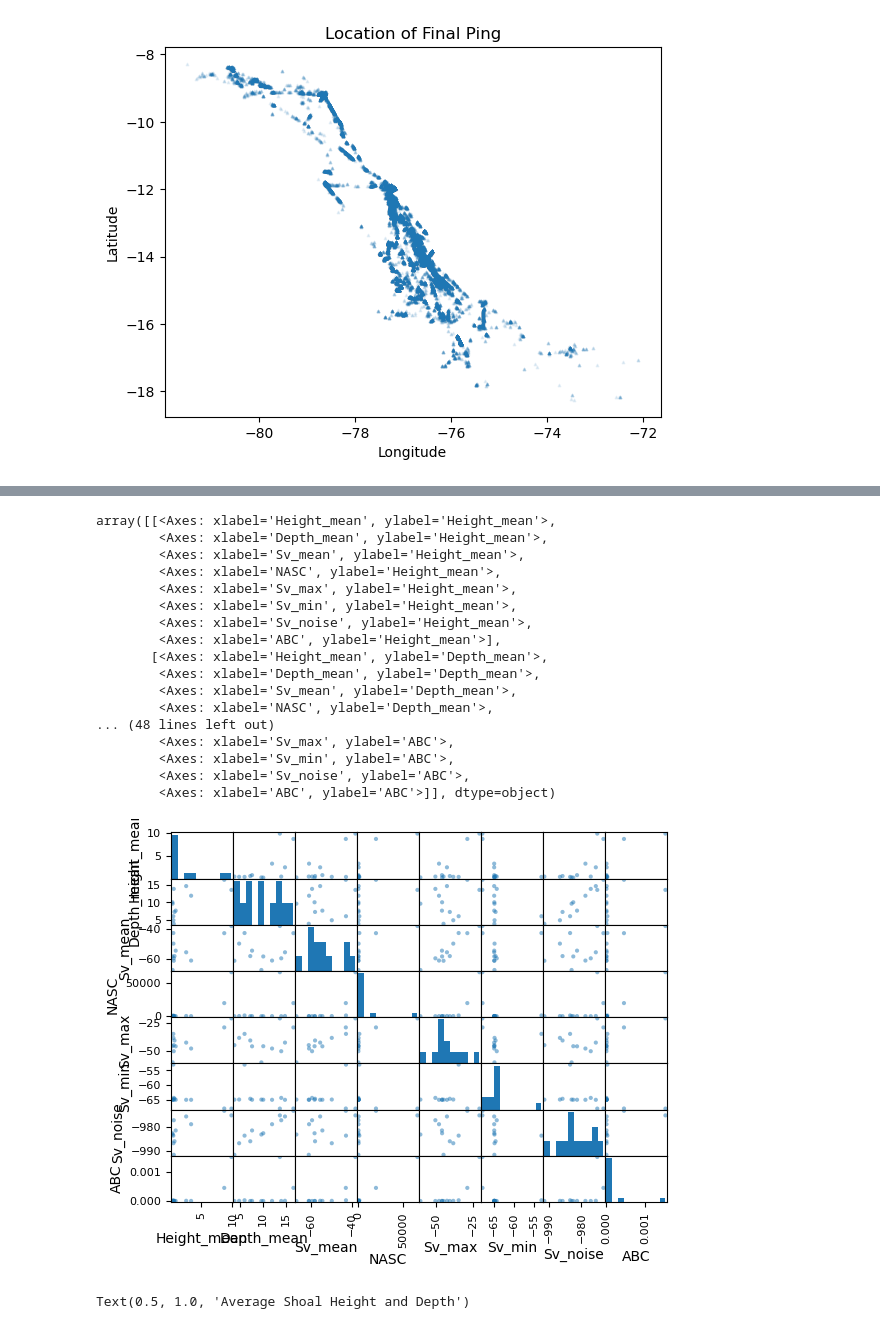
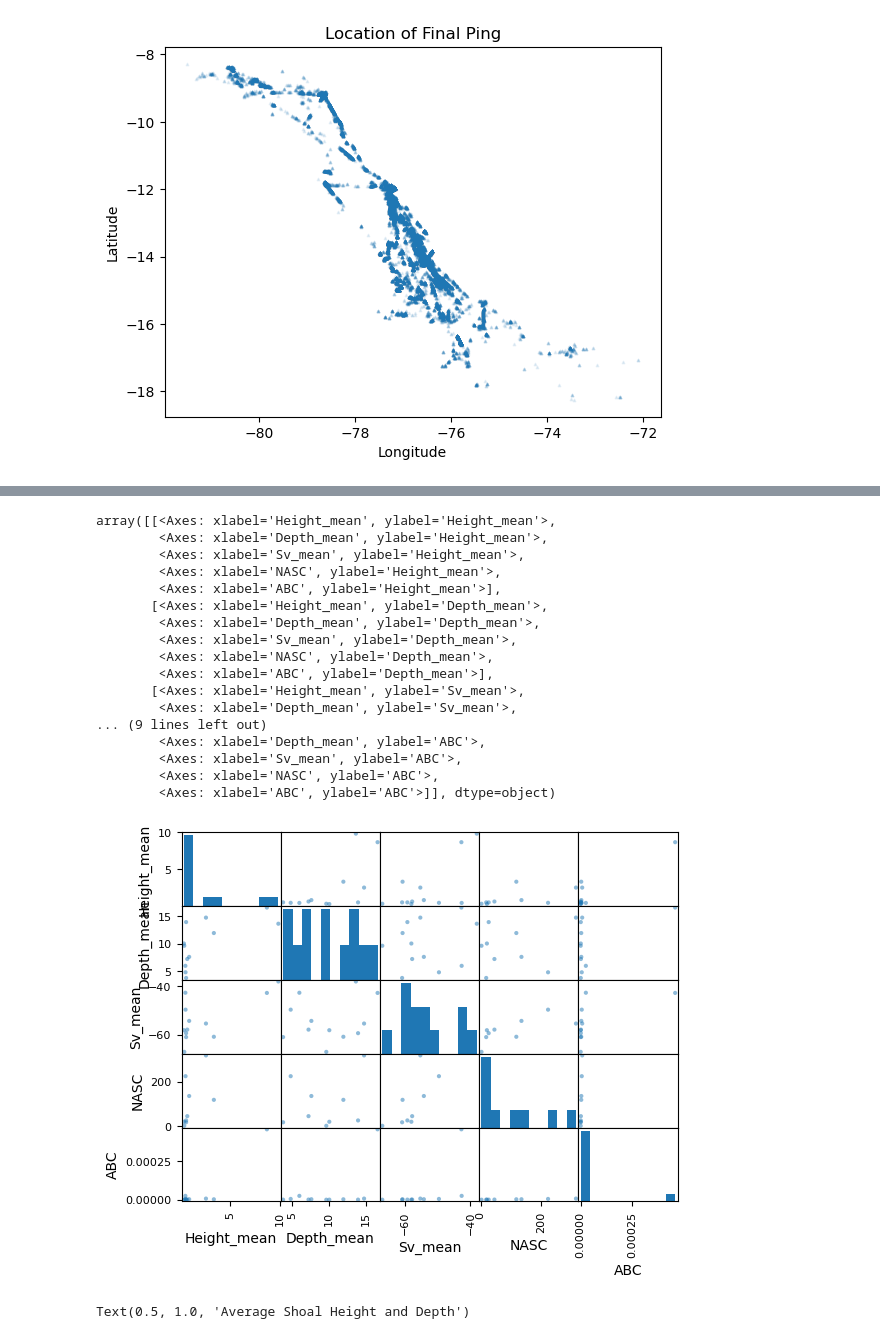
Before and after one commit to jmanitz/code-snippets, a Jupyter notebook: Ocean_capstone/ocean_prog.ipynb, the cells around one changed output, grey strips where cells are left out. Drawn from its saved outputs; the diff is of its cells as text; code cells hidden in the pictures.

```diff
--- a/Ocean_capstone/ocean_prog.ipynb
+++ b/Ocean_capstone/ocean_prog.ipynb
@@ -81,4 +103,8 @@ plt.show()
 # %%
+# set outlier measurement errors to NA
+dt.loc[dt['NASC'] > 1000, 'NASC'] =  np.nan
+dt.loc[dt['ABC'] > 0.001, 'ABC'] =  np.nan
+
 # Most important predictors
-dt[["Height_mean", "Depth_mean", "Sv_mean", "NASC", "Sv_max", "Sv_min", "Sv_noise", "ABC"]].describe()
+dt[["Height_mean", "Depth_mean", "Sv_mean", "Sv_max", "Sv_min", "Sv_noise", "NASC", "ABC"]].describe()
 # %% [output]
@@ -94,26 +120,26 @@ dt[["Height_mean", "Depth_mean", "Sv_mean", "NASC", "Sv_max", "Sv_min", "Sv_nois
 # %%
 # Plot predictors of interest
 dt3 = dt.loc[lambda dt: dt['Region_ID'] == 3] # Subset data for exploration purposes
-pd.plotting.scatter_matrix(dt3[["Height_mean", "Depth_mean", "Sv_mean", "NASC", "Sv_max", "Sv_min", "Sv_noise","ABC"]])
+pd.plotting.scatter_matrix(dt3[["Height_mean", "Depth_mean", "Sv_mean", "NASC","ABC"]]) # , "Sv_max", "Sv_min", "Sv_noise"
 # %% [output]
 array([[<Axes: xlabel='Height_mean', ylabel='Height_mean'>,
         <Axes: xlabel='Depth_mean', ylabel='Height_mean'>,
         <Axes: xlabel='Sv_mean', ylabel='Height_mean'>,
         <Axes: xlabel='NASC', ylabel='Height_mean'>,
-        <Axes: xlabel='Sv_max', ylabel='Height_mean'>,
-        <Axes: xlabel='Sv_min', ylabel='Height_mean'>,
-        <Axes: xlabel='Sv_noise', ylabel='Height_mean'>,
         <Axes: xlabel='ABC', ylabel='Height_mean'>],
        [<Axes: xlabel='Height_mean', ylabel='Depth_mean'>,
         <Axes: xlabel='Depth_mean', ylabel='Depth_mean'>,
         <Axes: xlabel='Sv_mean', ylabel='Depth_mean'>,
         <Axes: xlabel='NASC', ylabel='Depth_mean'>,
-... (48 lines left out)
-        <Axes: xlabel='Sv_max', ylabel='ABC'>,
-        <Axes: xlabel='Sv_min', ylabel='ABC'>,
-        <Axes: xlabel='Sv_noise', ylabel='ABC'>,
+        <Axes: xlabel='ABC', ylabel='Depth_mean'>],
+       [<Axes: xlabel='Height_mean', ylabel='Sv_mean'>,
+        <Axes: xlabel='Depth_mean', ylabel='Sv_mean'>,
+... (9 lines left out)
+        <Axes: xlabel='Depth_mean', ylabel='ABC'>,
+        <Axes: xlabel='Sv_mean', ylabel='ABC'>,
+        <Axes: xlabel='NASC', ylabel='ABC'>,
         <Axes: xlabel='ABC', ylabel='ABC'>]], dtype=object)
-[figure, old version]
+[figure, new version]
 # %%
 # Average Shoal Height and Depth
 sns.scatterplot(dt, y="Height_mean", x="Depth_mean", hue="Region_class", alpha=0.5, s=5)
```
Also changed, not shown: parts of 14 cells of this notebook.
